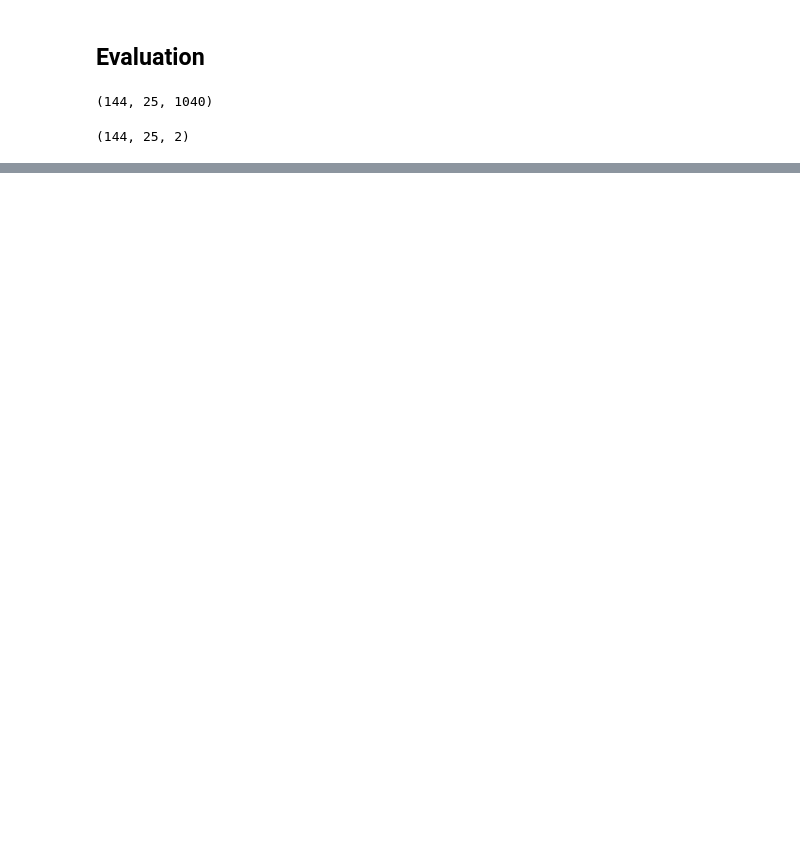
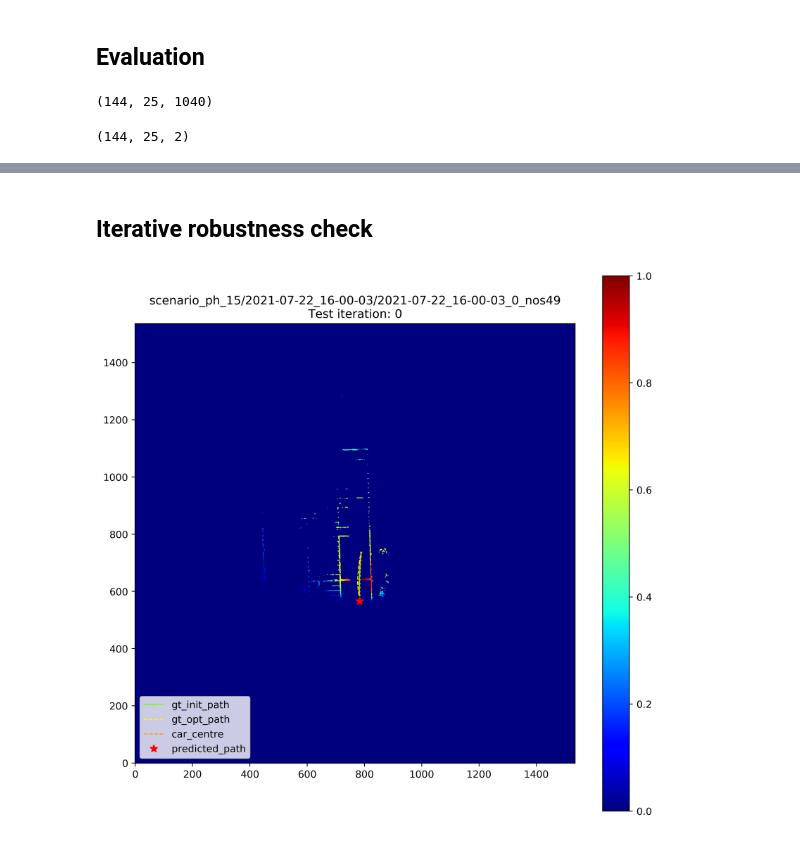
Before and after one commit to saitejamalyala/rosbag2numpy, a Jupyter notebook: train_fv.ipynb, the cells around one changed output, grey strips where cells are left out. Saved outputs shown, nothing was run; the diff lists cells and outputs as text; code cells hidden in the pictures; blank space fills up the shorter version.

```diff
--- a/train_fv.ipynb
+++ b/train_fv.ipynb
@@ -261,0 +241,2 @@ array([[ 8.07010802e-05, -4.00940080e-05],
+# %% [markdown]
+## Iterative robustness check
@@ -261,0 +274,64 @@ array([[ 8.07010802e-05, -4.00940080e-05],
+# %%
+def iter_plot_sample(save,cost_map:ndarray,init_path:ndarray,opt_path:ndarray,predicted_path:ndarray,car_odo:ndarray,file_details,itn):
+    norm_fac = 1536
+    plt.figure(figsize=(10,10),dpi=400)
+
+    plt.imshow(cost_map.astype(float),origin='lower',cmap='jet')
+    plt.colorbar()
+    plt.plot(
+        init_path[:, 0]*norm_fac,
+        init_path[:, 1]*norm_fac,
+        "o-",
+        color="lawngreen",
+        markersize=1,
+        linewidth=1,
+    )
+    plt.plot(
+        opt_path[:, 0]*norm_fac,
+        opt_path[:, 1]*norm_fac,
+        "--",
+        color="yellow",
+        markersize=1,
+        linewidth=1,
+    )
+    plt.plot(
+        predicted_path[:, 0]*norm_fac,
+        predicted_path[:, 1]*norm_fac,
+        "--",
+        color="orange",
+        markersize=1,
+        linewidth=1,
+    )
+    plt.plot(car_odo[0] *norm_fac,car_odo[1] *norm_fac,
+        "r*",
+        color="red",
+        markersize=8,
+    )
+
+    file_name = file_details.numpy().decode('utf-8').replace("cm_fv_paths_odo_unequal.npz","")
+    plt.title(f"{file_name}\nTest iteration: {itn}")
+    plt.legend(['gt_init_path', 'gt_opt_path','car_centre', 'predicted_path'], loc='lower left')
+
+    split_details = os.path.split(file_name)[0]
+    scene_name = os.path.split(split_details)[0]
+    save_dir_root='/netpool/work/gpu-3/users/malyalasa/New_folder/rosbag2numpy/test_results/iter_results'
+    model_name = wandbmodel_path.split("/")[-3]
+    # directory t save
+    save_dir = os.path.join(save_dir_root,model_name,scene_name)
+
+    if not os.path.exists(save_dir):
+        os.makedirs(save_dir)
+    if save:
+        plt.savefig(f"{save_dir}/Test_index_{idx}_iter_{itn}.png",dpi=300)
+        plt.close()
+    #plt.show()
+
+for itn in trange(1):
+    model_output = load_wandb.predict(np.expand_dims(sample_fv,axis=0))
+    pred_path = (sample_init -model_output)[0]
+    iter_plot_sample(save=False,cost_map=sample_gm,init_path=sample_init,opt_path=sample_opt, predicted_path=pred_path, car_odo=sample_odo, file_details = sample_file_details,itn=itn)
+
+    sample_init = pred_path
+    sample_fv = get_feature_vector(gridmap=sample_gm,init_path=sample_init*1536,offset=[13,20])
+# %% [output]
+[figure, added]
```
Also changed, not shown: parts of 20 cells of this notebook, 2 other files.
